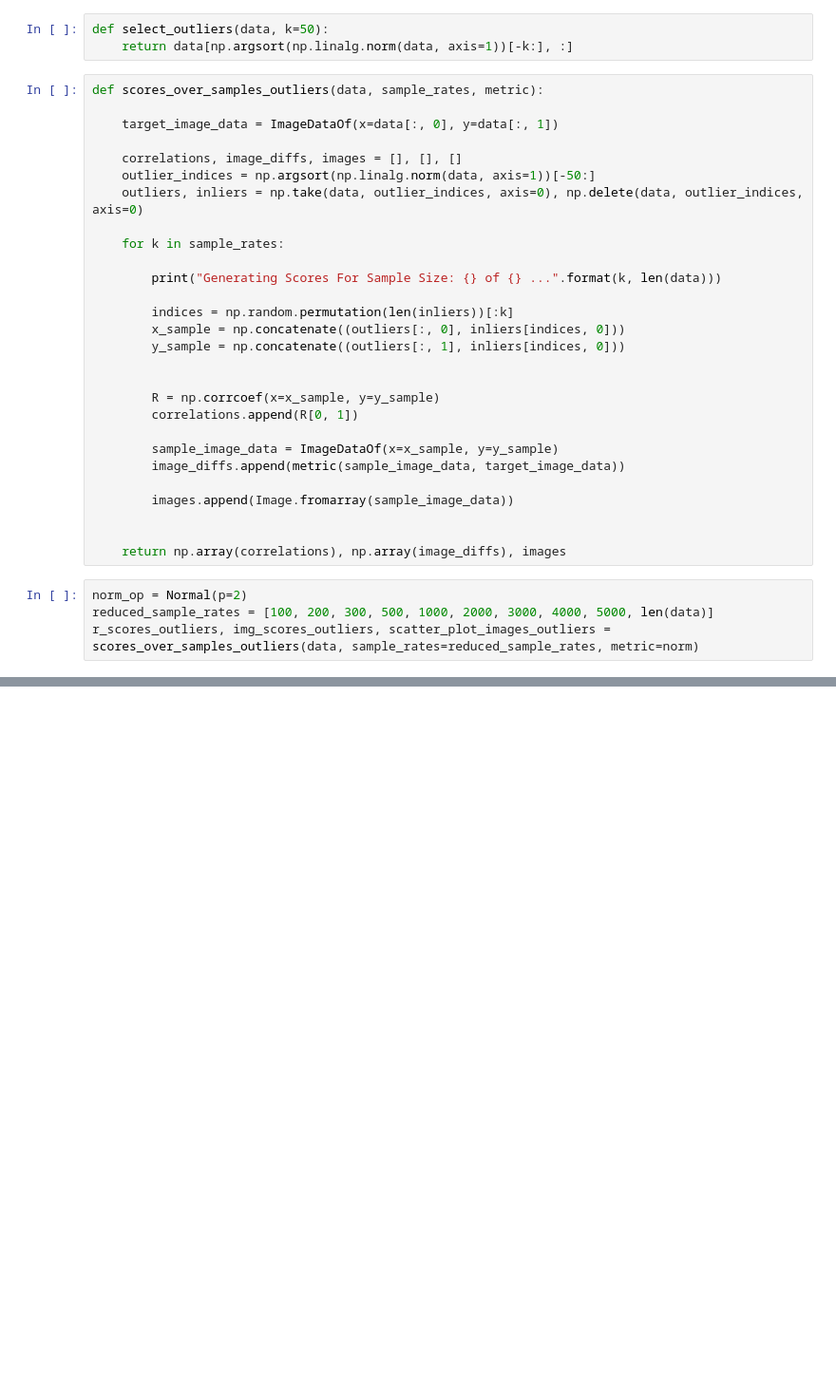
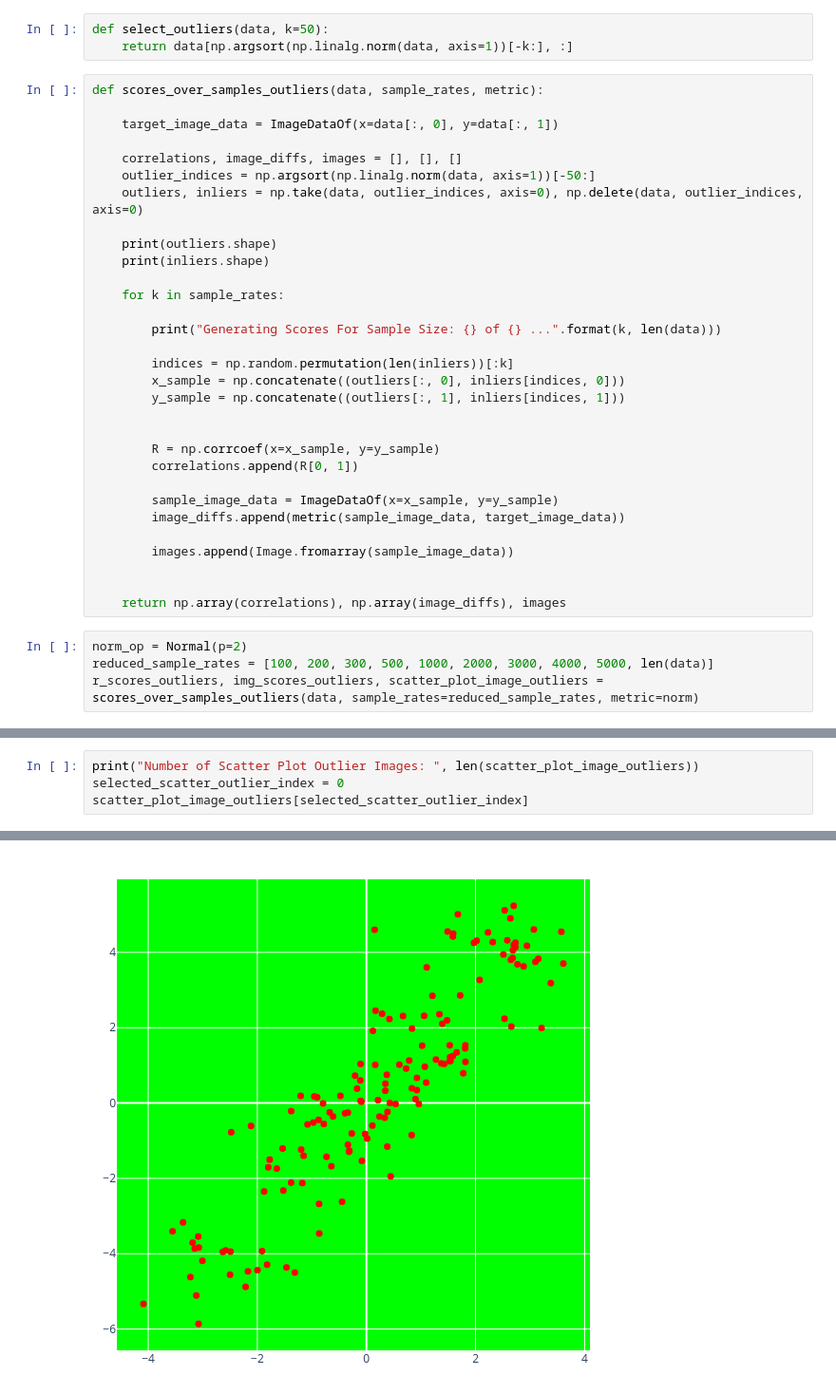
Before and after one commit to EricMartin827/QuickScatter, a Jupyter notebook: R-Space.ipynb, the cells around one changed output, grey strips where cells are left out. Shown at 95% size. Cells and saved outputs as stored; diff of their text form; blank space fills up the shorter version.

```diff
--- a/R-Space.ipynb
+++ b/R-Space.ipynb
@@ -367,13 +343,16 @@ def scores_over_samples_outliers(data, sample_rates, metric):
     outlier_indices = np.argsort(np.linalg.norm(data, axis=1))[-50:]
     outliers, inliers = np.take(data, outlier_indices, axis=0), np.delete(data, outlier_indices, axis=0)
 
+    print(outliers.shape)
+    print(inliers.shape)
+
     for k in sample_rates:
 
         print("Generating Scores For Sample Size: {} of {} ...".format(k, len(data)))
 
         indices = np.random.permutation(len(inliers))[:k]
         x_sample = np.concatenate((outliers[:, 0], inliers[indices, 0]))
-        y_sample = np.concatenate((outliers[:, 1], inliers[indices, 0]))
+        y_sample = np.concatenate((outliers[:, 1], inliers[indices, 1]))
 
 
         R = np.corrcoef(x=x_sample, y=y_sample)
@@ -389,5 +368,5 @@ def scores_over_samples_outliers(data, sample_rates, metric):
 # %%
 norm_op = Normal(p=2)
 reduced_sample_rates = [100, 200, 300, 500, 1000, 2000, 3000, 4000, 5000, len(data)]
-r_scores_outliers, img_scores_outliers, scatter_plot_images_outliers = scores_over_samples_outliers(data, sample_rates=reduced_sample_rates, metric=norm)
+r_scores_outliers, img_scores_outliers, scatter_plot_image_outliers = scores_over_samples_outliers(data, sample_rates=reduced_sample_rates, metric=norm)
 # %% [output]
@@ -411,0 +402,5 @@ distance_line_outlier = go.Figure(lineof(x=reduced_sample_rates, y=img_scores))
+# %%
+print("Number of Scatter Plot Outlier Images: ", len(scatter_plot_image_outliers))
+selected_scatter_outlier_index = 0
+scatter_plot_image_outliers[selected_scatter_outlier_index]
+# %% [output]
@@ -411,0 +408 @@ distance_line_outlier = go.Figure(lineof(x=reduced_sample_rates, y=img_scores))
+[figure, added]
```
Also changed, not shown: parts of 34 cells of this notebook.
